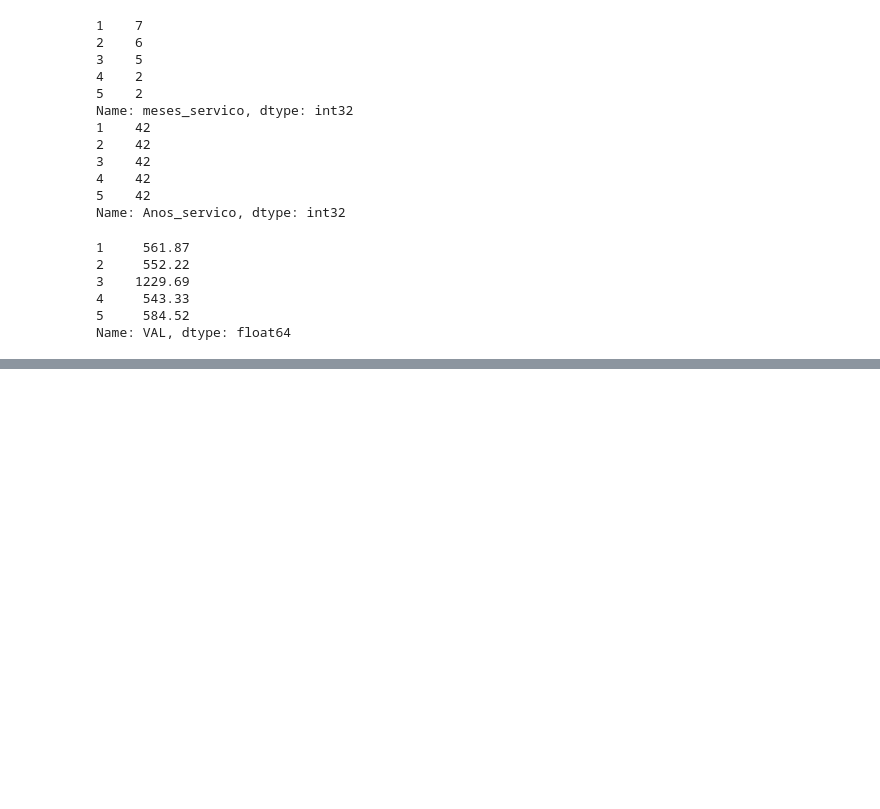
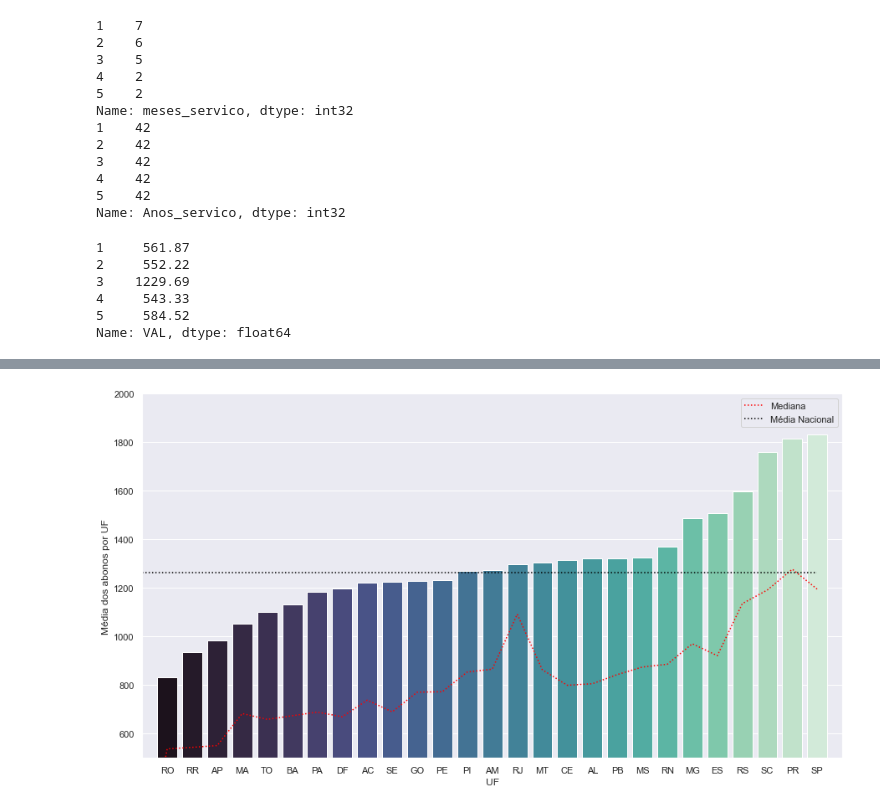
Before and after one commit to ghastcmd/data-science-project, a Jupyter notebook: Projeto.ipynb, the cells around one changed output, grey strips where cells are left out. Saved outputs shown, nothing was run; the diff lists cells and outputs as text; code cells hidden in the pictures; blank space fills up the shorter version.

```diff
--- a/Projeto.ipynb
+++ b/Projeto.ipynb
@@ -139,0 +186,35 @@ fig.savefig('valor médio mensal dos abonos em 2021.png', format='png', dpi=100)
+# %%
+#Média e mediana de abonos por UF dos órgãos públicos
+
+#Definindo a media e mediana
+uf_m = pd.DataFrame(df_abono.groupby('UF').VAL.mean().sort_values())
+uf_m['mediana'] = df_abono.groupby('UF').VAL.median().sort_values()
+uf_m['media'] = uf_m['VAL']
+uf_m.reset_index(inplace=True)
+
+uf_m.drop('VAL', axis=1 ,inplace=True)
+uf_m.sort_values('UF')
+
+media_nacional = uf_m['media'].mean()
+
+#Definindo os eixos do gráfico
+x_uf = list(uf_m['UF'])
+y_mediana = list(uf_m['mediana'])
+y_media = list(uf_m['media'])
+
+#Construindo o gráfico
+sns.set_theme(style="darkgrid")
+fig = plt.figure(figsize=(15,8))
+sns.barplot(x_uf, y_media, palette="mako")
+sns.lineplot(x=x_uf, y=y_mediana, linestyle=":",color="red", label='Mediana')
+sns.lineplot(x=x_uf, y=media_nacional, linestyle=":",color="black", label='Média Nacional')
+plt.ylim(500,2000)
+plt.xlim(0, 28)
+plt.xlabel('UF')
+plt.ylabel('Média dos abonos por UF')
+plt.show()
+
+fig.tight_layout()
+fig.savefig('Valor médio mensal dos abonos por estado.png', format='png',dpi=100)
+# %% [output]
+[figure, added]
```
Also changed, not shown: parts of 7 cells of this notebook.
